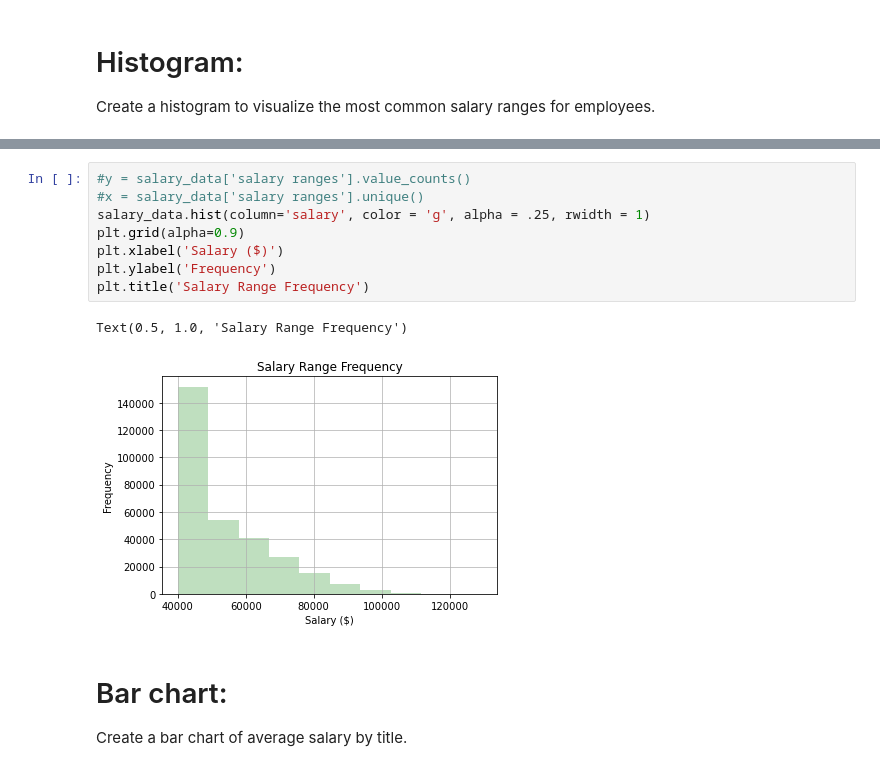
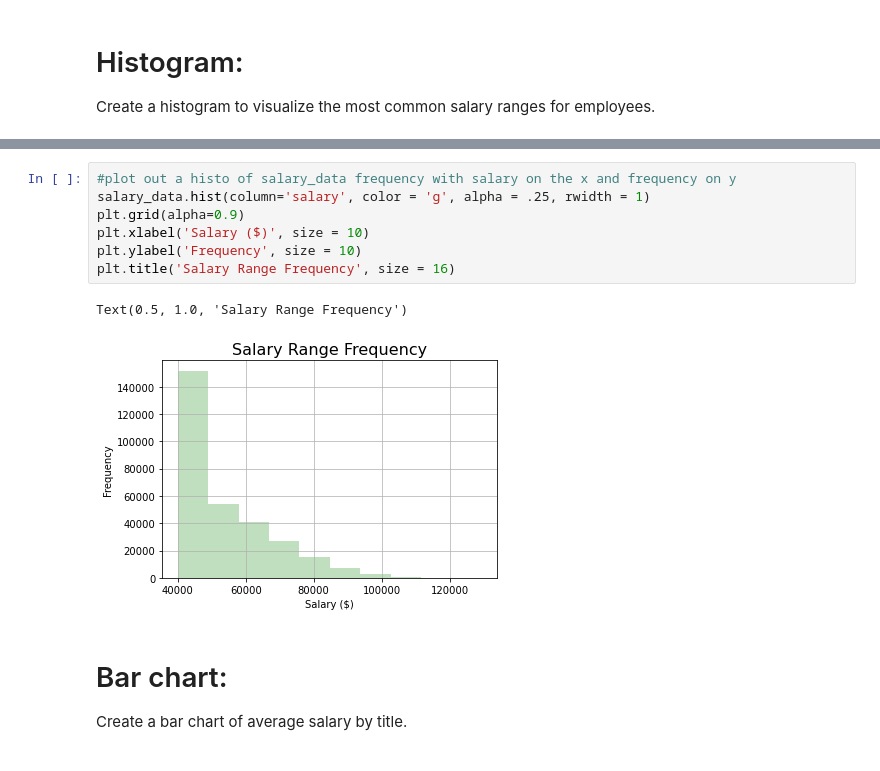
Before and after one commit to nbolt1989/emp_records_analysis_SQL, a Jupyter notebook: EmployeeSQL/EmployeesHW.ipynb, the cells around one changed output, grey strips where cells are left out. Drawn from its saved outputs; the diff is of its cells as text.

```diff
--- a/EmployeeSQL/EmployeesHW.ipynb
+++ b/EmployeeSQL/EmployeesHW.ipynb
@@ -47,14 +45,13 @@ Create a histogram to visualize the most common salary ranges for employees.
 # %%
-#y = salary_data['salary ranges'].value_counts()
-#x = salary_data['salary ranges'].unique()
+#plot out a histo of salary_data frequency with salary on the x and frequency on y
 salary_data.hist(column='salary', color = 'g', alpha = .25, rwidth = 1)
 plt.grid(alpha=0.9)
-plt.xlabel('Salary ($)')
-plt.ylabel('Frequency')
-plt.title('Salary Range Frequency')
+plt.xlabel('Salary ($)', size = 10)
+plt.ylabel('Frequency', size = 10)
+plt.title('Salary Range Frequency', size = 16)
 # %% [output]
 Text(0.5, 1.0, 'Salary Range Frequency')
-[figure, old version]
+[figure, new version]
 # %% [markdown]
 # Bar chart:
 Create a bar chart of average salary by title.
```
Also changed, not shown: parts of 8 cells of this notebook, 3 other files.
